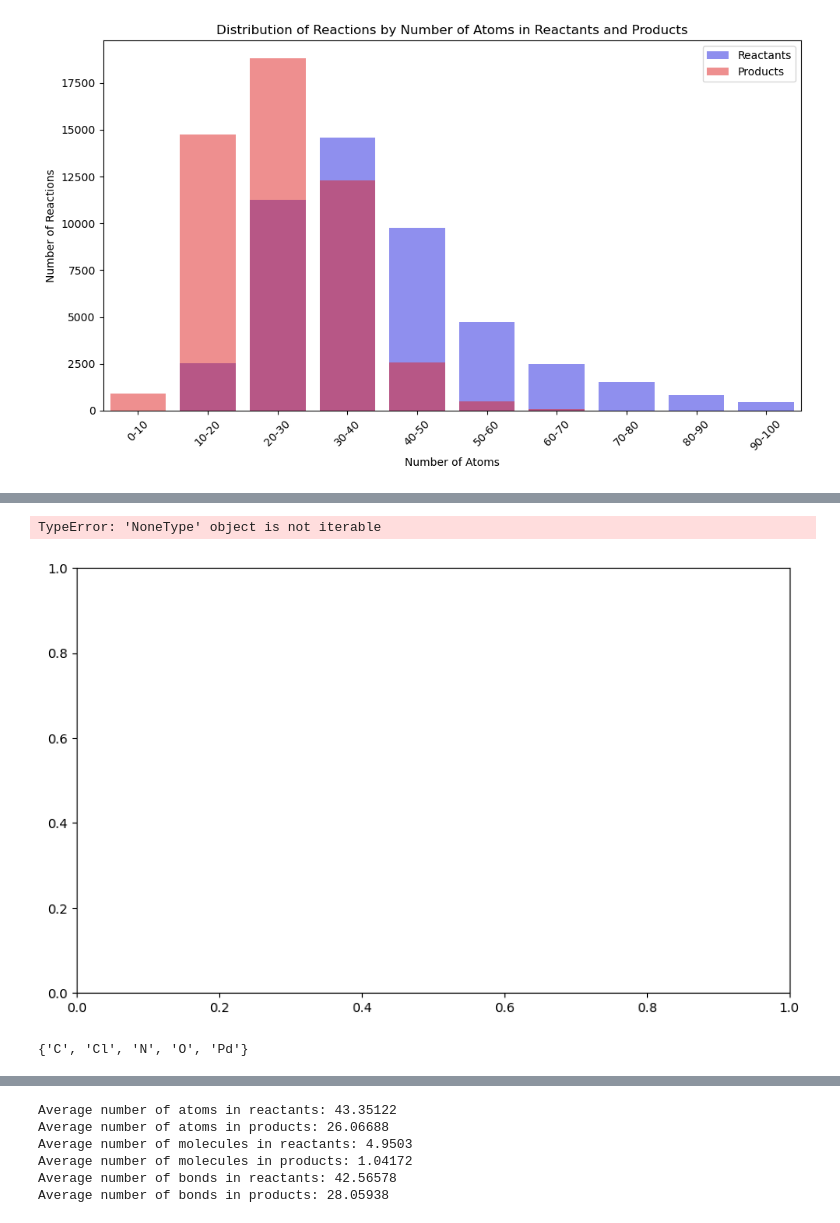
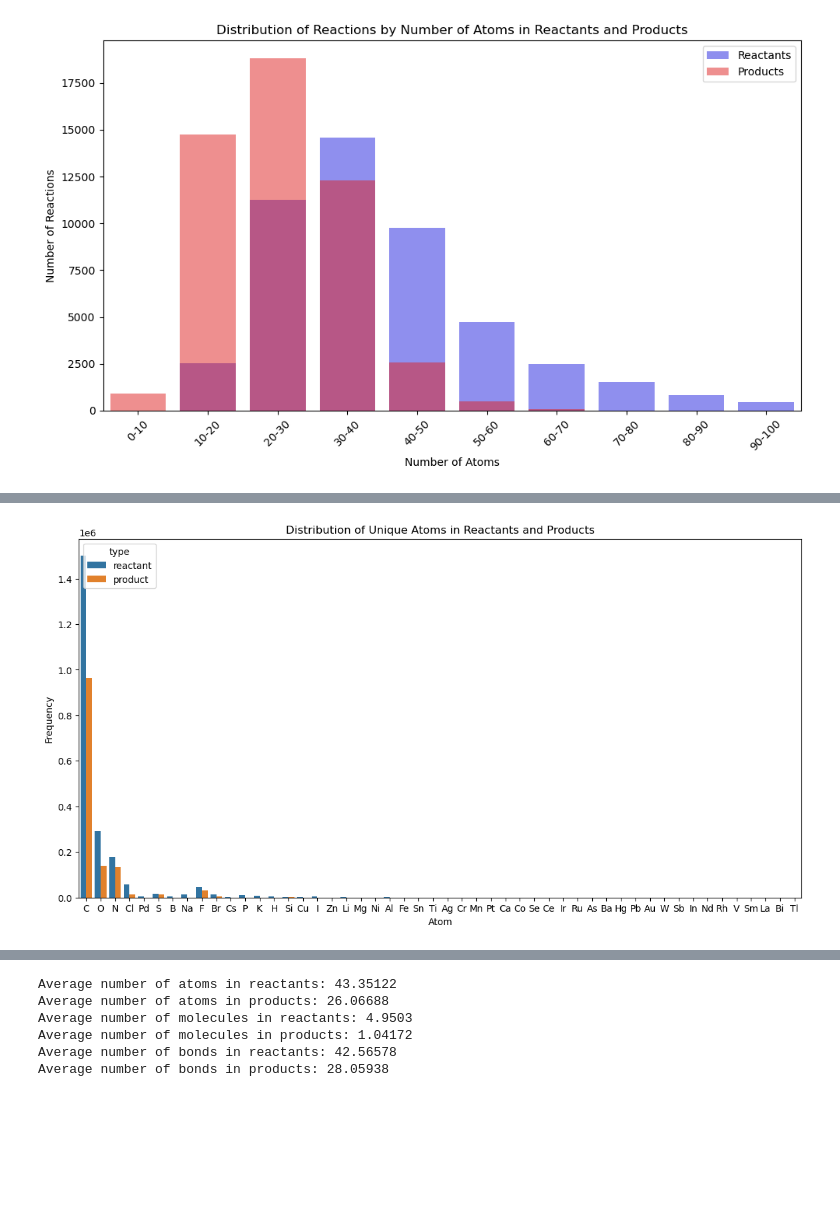
Before and after one commit to maryamastero/Projects, a Jupyter notebook: datastats.ipynb, the cells around one changed output, grey strips where cells are left out. Saved outputs shown, nothing was run; the diff lists cells and outputs as text; code cells hidden in the pictures; blank space fills up the shorter version.

```diff
--- a/datastats.ipynb
+++ b/datastats.ipynb
@@ -140,14 +140,8 @@ df['num_atoms_products'] = df['products'].apply(num_atoms)
 df['unique_atoms_reactants'] = df['reactants'].apply(unique_atoms)
 df['unique_atoms_products'] = df['products'].apply(unique_atoms)
 
-df['num_unique_atoms_reactants'] = df['unique_atoms_reactants'].apply(len)
-df['num_unique_atoms_products'] = df['unique_atoms_products'].apply(len)
-
-df['unique_atoms_reactants_num'] = df['reactants'].apply(unique_atoms)
-df['unique_atoms_products_num'] = df['products'].apply(unique_atoms)
-
-df['num_unique_atoms_reactants_num'] = df['unique_atoms_reactants_num'].apply(len)
-df['num_unique_atoms_products_num'] = df['unique_atoms_products_num'].apply(len)
+df['unique_atoms_reactants_num'] = df['reactants'].apply(unique_atoms_num)
+df['unique_atoms_products_num'] = df['products'].apply(unique_atoms_num)
 
 df['num_bonds_reactants'] = df['reactants'].apply(num_bonds)
 df['num_bonds_products'] = df['products'].apply(num_bonds)
@@ -156,13 +150,9 @@ df['bond_types_reactants'] = df['reactants'].apply(bond_types)
 df['bond_types_products'] = df['products'].apply(bond_types)
 
 df['heavy_reactants'] = df['reactants'].apply(num_of_heavy_molecules)
-
-df['unique_atoms_reactant_num'] = df['reactants'].apply(unique_atoms_num)
-df['unique_atoms_product_num'] = df['products'].apply(unique_atoms_num)
 # %%
-df['unique_atoms_reactant_num'] = df['reactants'].apply(unique_atoms_num)
-
-df['unique_atoms_product_num'] = df['products'].apply(unique_atoms_num)
+df['unique_atoms_reactants_num'] = df['reactants'].apply(unique_atoms_num)
+df['unique_atoms_products_num'] = df['products'].apply(unique_atoms_num)
 # %%
 plt.figure(figsize=(10, 6))
 sns.histplot(df['num_molecules_reactants'], bins=range(0, df['num_molecules_reactants'].max() + 2),color='blue', label='Reactants', kde=False, alpha=0.75)
@@ -260,24 +228,38 @@ df['unique_atoms_reactants'].iloc[0] , df['num_unique_atoms_reactants'].iloc[0]
-# %%
-plt.figure(figsize=(10, 6))
-sns.histplot(df['unique_atoms_reactants'], bins=range(0, df['num_unique_atoms_reactants'].max() + 2), color='blue', label='Reactants', alpha=0.5)
-sns.histplot(df['unique_atoms_products'], bins=range(0, df['num_unique_atoms_products'].max() + 2), color='red', label='Products', alpha=0.5)
-plt.xlabel('Number of Unique Atoms')
-plt.ylabel('Frequency')
-plt.title('Distribution of Unique Atoms in Reactants and Products')
-plt.legend()
-plt.show()
-
-# Print unique atoms
-unique_atoms_reactants = set().union(*df['reactants'].apply(lambda x: set(atom.GetSymbol() for s in x.split('.') for atom in Chem.MolFromSmiles(s).GetAtoms() if Chem.MolFromSmiles(s))))
-unique_atoms_products = set().union(*df['products'].apply(lambda x: set(atom.GetSymbol() for s in x.split('.') for atom in Chem.MolFromSmiles(s).GetAtoms() if Chem.MolFromSmiles(s))))
-
-print(f'Unique atoms in reactants: {unique_atoms_reactants}')
-print(f'Unique atoms in products: {unique_atoms_products}')
-print(f'Unique atoms in dataset: {unique_atoms_reactants.union(unique_atoms_products)}')
-# %% [output]
-TypeError: 'NoneType' object is not iterable
-[figure, removed]
-# %%
-df['unique_atoms_reactants'].iloc[0]
-# %% [output]
-{'C', 'Cl', 'N', 'O', 'Pd'}
+# %%
+
+from collections import Counter
+
+def extract_atoms(smiles):
+    atom_list = []
+    smils_list = smiles.split('.')
+    for s in smils_list:
+        mol = Chem.MolFromSmiles(s)
+        if mol:
+            for atom in mol.GetAtoms():
+                atom_list.append(atom.GetSymbol())
+    return atom_list
+
+df['atoms_reactants'] = df['reactants'].apply(extract_atoms)
+df['atoms_products'] = df['products'].apply(extract_atoms)
+
+reactant_atoms_counter = Counter([atom for sublist in df['atoms_reactants'] for atom in sublist])
+product_atoms_counter = Counter([atom for sublist in df['atoms_products'] for atom in sublist])
+
+reactant_atoms_df = pd.DataFrame.from_dict(reactant_atoms_counter, orient='index', columns=['frequency']).reset_index()
+reactant_atoms_df.columns = ['atom', 'frequency']
+reactant_atoms_df['type'] = 'reactant'
+
+product_atoms_df = pd.DataFrame.from_dict(product_atoms_counter, orient='index', columns=['frequency']).reset_index()
+product_atoms_df.columns = ['atom', 'frequency']
+product_atoms_df['type'] = 'product'
+
+atoms_df = pd.concat([reactant_atoms_df, product_atoms_df])
+
+plt.figure(figsize=(14, 7))
+sns.barplot(data=atoms_df, x='atom', y='frequency', hue='type')
+plt.xlabel('Atom')
+plt.ylabel('Frequency')
+plt.title('Distribution of Unique Atoms in Reactants and Products')
+plt.show()
+# %% [output]
+[figure, added]
```
Also changed, not shown: parts of 8 cells of this notebook.
